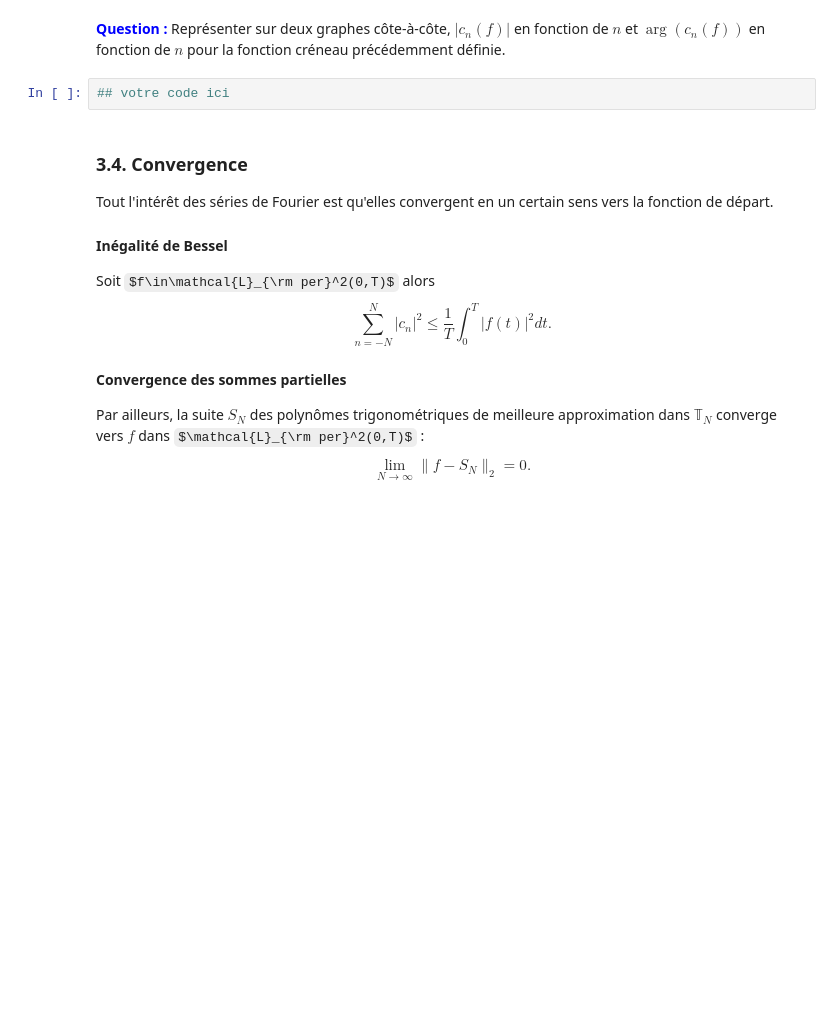
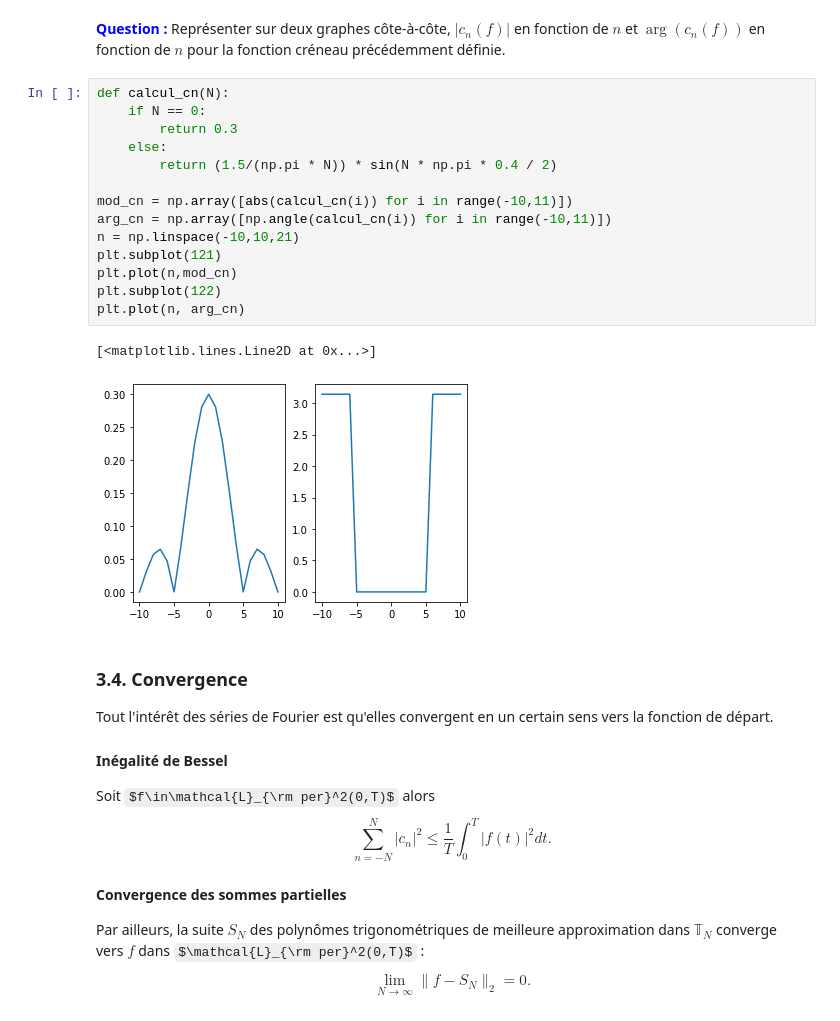
Before and after one commit to IvanSalle/TP_Fourier, a Jupyter notebook: TPFourier2024.ipynb, the cells around one changed output. Cells and saved outputs as stored; diff of their text form; some formulas as TeX source; blank space fills up the shorter version.

```diff
--- a/TPFourier2024.ipynb
+++ b/TPFourier2024.ipynb
@@ -448,8 +491,23 @@ Calculer les valeurs des $A_n(f)$ et des $\varphi_n(f)$ en fonction des $a_n(f)$
 # %% [markdown]
 **<font color = blue>Question :</font>**
 Représenter sur deux graphes côte-à-côte, $|c_n(f)|$ en fonction de $n$ et $\arg(c_n(f))$ en fonction de $n$ pour la fonction créneau précédemment définie.
-# %%
-## votre code ici
+# %%
+def calcul_cn(N):
+    if N == 0:
+        return 0.3
+    else:
+        return (1.5/(np.pi * N)) * sin(N * np.pi * 0.4 / 2)
+
+mod_cn = np.array([abs(calcul_cn(i)) for i in range(-10,11)])
+arg_cn = np.array([np.angle(calcul_cn(i)) for i in range(-10,11)])
+n = np.linspace(-10,10,21)
+plt.subplot(121)
+plt.plot(n,mod_cn)
+plt.subplot(122)
+plt.plot(n, arg_cn)
+# %% [output]
+[<matplotlib.lines.Line2D at 0x...>]
+[figure, added]
 # %% [markdown]
 ### 3.4. Convergence
 
```
Also changed, not shown: parts of 16 cells of this notebook.
